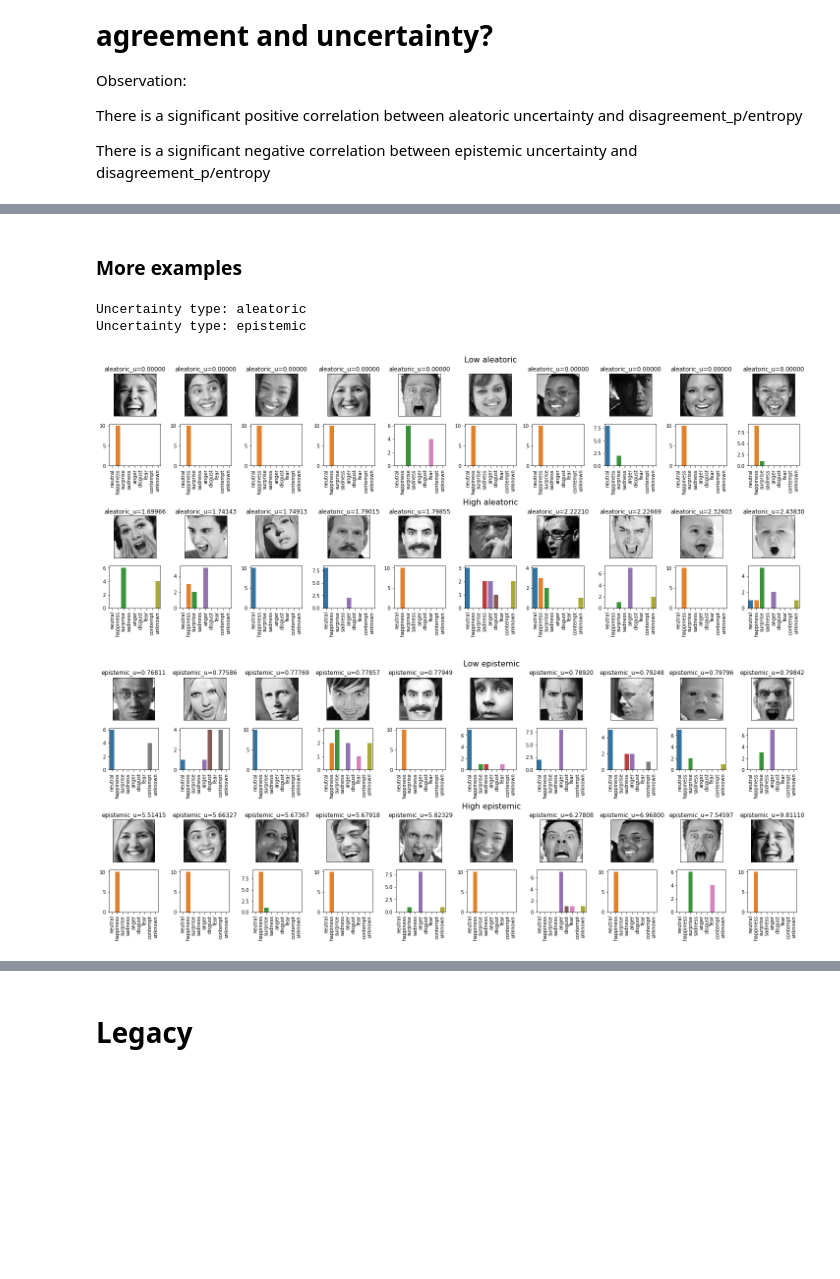
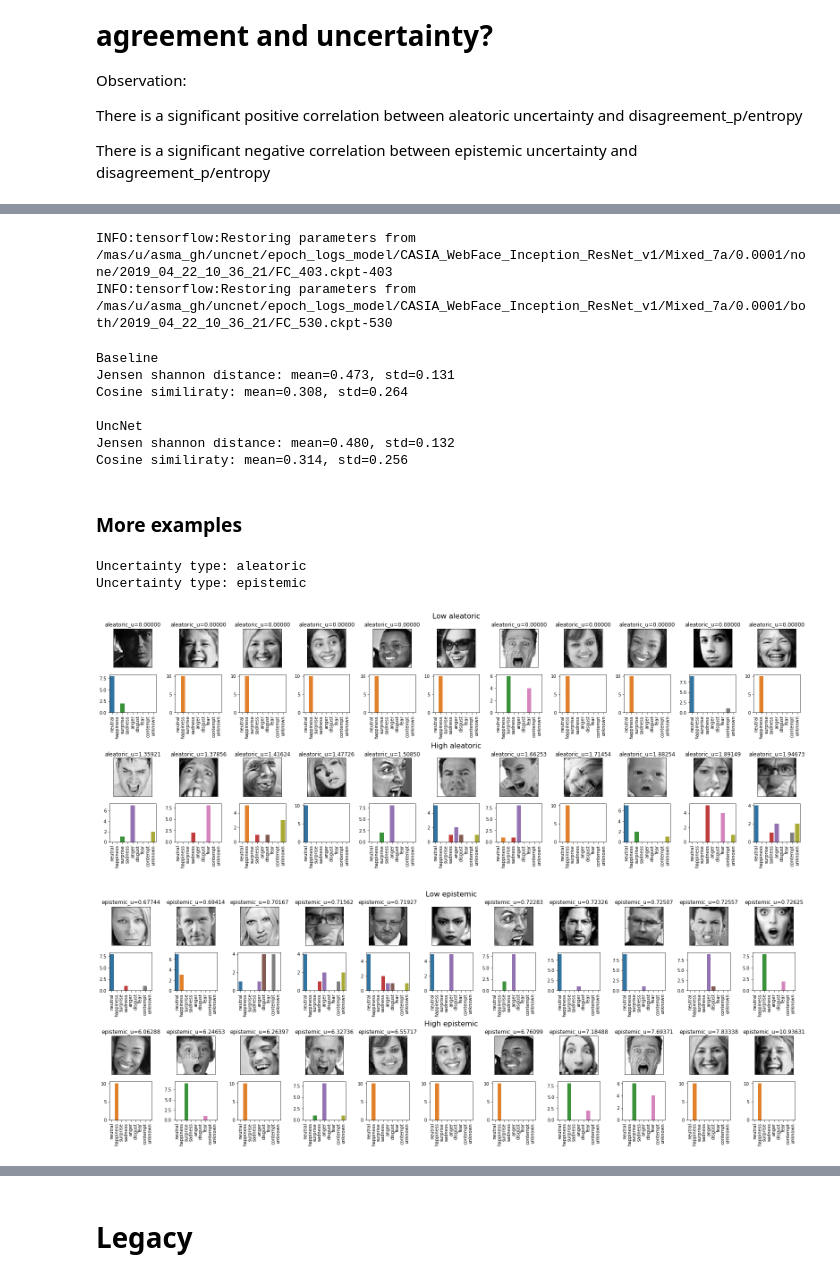
Before and after one commit to asmadotgh/unc-net, a Jupyter notebook: src/uncnet_exploration.ipynb, the cells around one changed output, grey strips where cells are left out. Cells and saved outputs as stored; diff of their text form; code cells hidden in the pictures; blank space fills up the shorter version.

```diff
--- a/src/uncnet_exploration.ipynb
+++ b/src/uncnet_exploration.ipynb
@@ -130,7 +130,7 @@ def get_performance_on_data(best_checkpoints, uncertainty_type, x, y):
             score = calc_acc(mean_logits, y)
             epistemic_u = np.var(mc_logits, axis=(0,2))
             epistemic_p_u = np.var(mc_class_probabilities, axis=(0,2))
-            return mc_logits, np.mean(mc_losses), score, epistemic_u, epistemic_p_u
+            return mc_logits, mc_class_probabilities, np.mean(mc_losses), score, epistemic_u, epistemic_p_u
 
         def calc_acc(logits, y):
             class_probabilities = scipy.special.softmax(logits)
@@ -150,14 +150,14 @@ def get_performance_on_data(best_checkpoints, uncertainty_type, x, y):
             aleatoric_p_u = mc_aleatoric_sampling(logits, aleatoric_u)
             class_probabilities = scipy.special.softmax(logits)
         elif uncertainty_type == 'epistemic':
-            mc_logits, loss, score, epistemic_u, epistemic_p_u = mc_epistemic_sampling()
-            class_probabilities = scipy.special.softmax(np.mean(mc_logits, axis=(0,2)))
+            mc_logits, mc_class_probabilities, loss, score, epistemic_u, epistemic_p_u = mc_epistemic_sampling()
+            class_probabilities = np.mean(mc_class_probabilities, axis=0)
         elif uncertainty_type == 'both':
             logits, aleatoric_u = sess.run([tf_logits_mean, tf_logits_var], feed_dict={
                 tf_x: x, tf_y: y, tf_dropout_prob: 1.0})
             aleatoric_p_u = mc_aleatoric_sampling(logits, aleatoric_u)
-            mc_logits, loss, score, epistemic_u, epistemic_p_u = mc_epistemic_sampling()
-            class_probabilities = scipy.special.softmax(np.mean(mc_logits, axis=(0,2)))
+            mc_logits, mc_class_probabilities, loss, score, epistemic_u, epistemic_p_u = mc_epistemic_sampling()
+            class_probabilities = np.mean(mc_class_probabilities, axis=0)
 
         return loss, score, class_probabilities, aleatoric_u, aleatoric_p_u, epistemic_u, epistemic_p_u
 # %% [markdown]
@@ -166,7 +166,8 @@ Loading best checkpoints per uncertainty type
 # %%
 # BEST_CHECKPOINTS = {'none': 1068, 'aleatoric':1012 ,'epistemic': 319 , 'both':53} # TODO only none is done
 # BEST_CHECKPOINTS = {'none': 403, 'aleatoric':353 ,'epistemic': 406 , 'both':192}
-BEST_CHECKPOINTS = {'none': 403, 'aleatoric':428 ,'epistemic': 406 , 'both':192}
+# BEST_CHECKPOINTS = {'none': 403, 'aleatoric':428 ,'epistemic': 406 , 'both':192}
+BEST_CHECKPOINTS = {'none': 403, 'aleatoric':428 ,'epistemic': 474 , 'both':530}
 
 # using logits (_u) or probabilities (_p_u) uncertainties?
 unc_postfix = '_u' #'_p_u'
@@ -394,12 +386,43 @@ Uncertainty type: epistemic
+# %%
+_, _, baseline_class_probabilities, _, _, _, _ = get_performance_on_data(
+    BEST_CHECKPOINTS, 'none', test_embeddings, test_labels)
+
+_, _, uncnet_class_probabilities, _, _, _, _ = get_performance_on_data(
+    BEST_CHECKPOINTS, 'both', test_embeddings, test_labels)
+# %% [output]
+INFO:tensorflow:Restoring parameters from /mas/u/asma_gh/uncnet/epoch_logs_model/CASIA_WebFace_Inception_ResNet_v1/Mixed_7a/0.0001/none/2019_04_22_10_36_21/FC_403.ckpt-403
+INFO:tensorflow:Restoring parameters from /mas/u/asma_gh/uncnet/epoch_logs_model/CASIA_WebFace_Inception_ResNet_v1/Mixed_7a/0.0001/both/2019_04_22_10_36_21/FC_530.ckpt-530
+# %%
+def print_distance_metrics(pred, true, ttl):
+    print ('\n'+ttl)
+    js_s = []
+    s_sim_s =[]
+    for i in range(len(pred)):
+        js_s.append(scipy.spatial.distance.jensenshannon(pred[i], true[i]))
+        s_sim_s.append(scipy.spatial.distance.cosine(pred[i], true[i]))
+    print (f'Jensen shannon distance: mean={np.mean(js_s):.3f}, std={np.std(js_s):.3f}')
+    print (f'Cosine similiraty: mean={np.mean(s_sim_s):.3f}, std={np.std(s_sim_s):.3f}')
+#     return np.mean(js_s), np.std(js_s), np.mean(s_sim_s), np.std(s_sim_s)
+
+print_distance_metrics(baseline_class_probabilities, test_labels, 'Baseline')
+print_distance_metrics(uncnet_class_probabilities, test_labels, 'UncNet')
+# %% [output]
+Baseline
+Jensen shannon distance: mean=0.473, std=0.131
+Cosine similiraty: mean=0.308, std=0.264
+
+UncNet
+Jensen shannon distance: mean=0.480, std=0.132
+Cosine similiraty: mean=0.314, std=0.256
 # %% [markdown]
 ### More examples
 # %%
 for unc in ['aleatoric', 'epistemic']:
     print (f'Uncertainty type: {unc}')
     sorted_test = test.sort_values(by=f'{unc}{unc_postfix}')
-    show_extreme_cases(sorted_test, 10, unc)
+    show_extreme_cases(sorted_test, 11, unc)
 # %% [output]
 Uncertainty type: aleatoric
 Uncertainty type: epistemic
-[figure, old version]
+[figure, new version]
-[figure, old version]
+[figure, new version]
```
Also changed, not shown: parts of 13 cells of this notebook.
